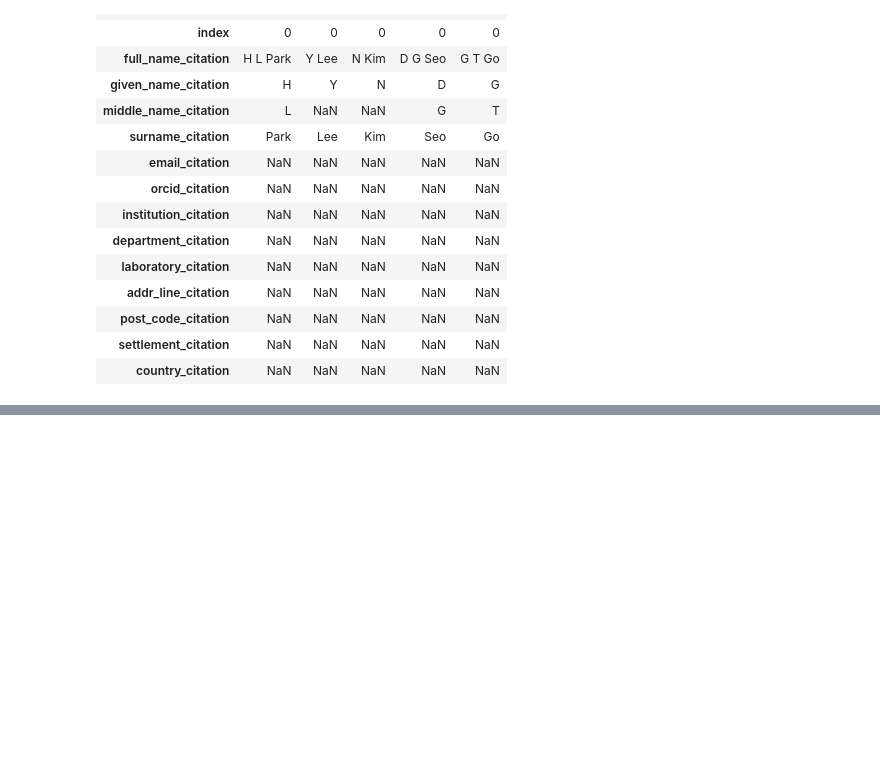
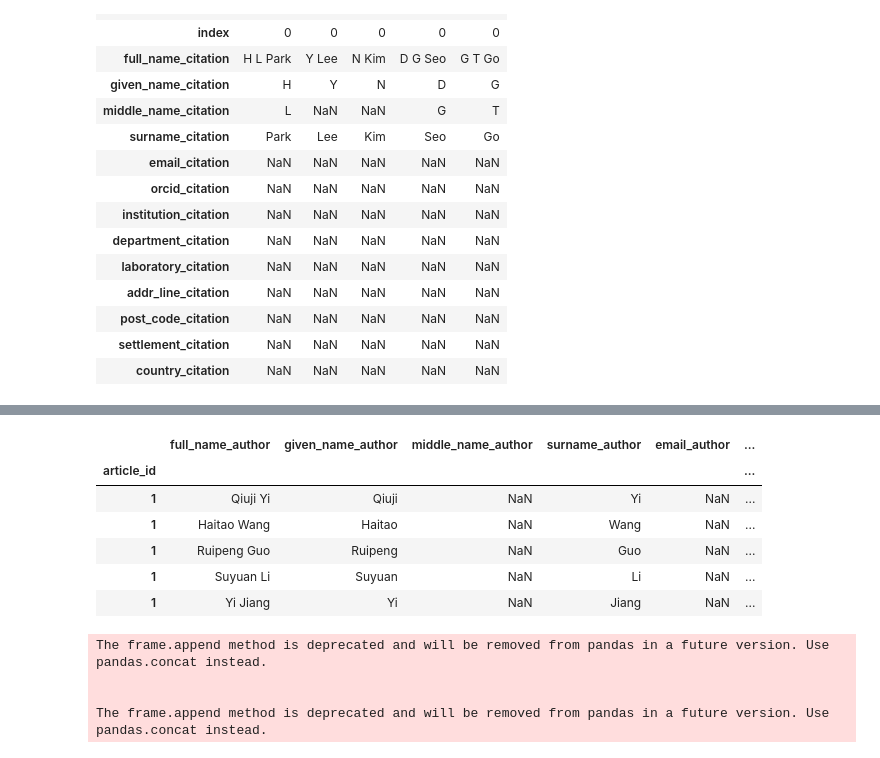
Before and after one commit to Vieirbat/Summarticles, a Jupyter notebook: notebooks/Visões Estatísticas.ipynb, the cells around one changed output, grey strips where cells are left out. Cells and saved outputs as stored; diff of their text form; code cells hidden in the pictures; blank space fills up the shorter version.

```diff
--- a/notebooks/Visões Estatísticas.ipynb
+++ b/notebooks/Visões Estatísticas.ipynb
@@ -759,0 +773,10 @@ dict_dfs['df_doc_authors_citations'].head().T
+# %%
+df_doc_authors.head()
+# %% [output]
+|  | full_name_author | given_name_author | middle_name_author | surname_author | email_author | ... |
+| article_id |  |  |  |  |  | ... |
+| 1 | Qiuji Yi | Qiuji | NaN | Yi | NaN | ... |
+| 1 | Haitao Wang | Haitao | NaN | Wang | NaN | ... |
+| 1 | Ruipeng Guo | Ruipeng | NaN | Guo | NaN | ... |
+| 1 | Suyuan Li | Suyuan | NaN | Li | NaN | ... |
+| 1 | Yi Jiang | Yi | NaN | Jiang | NaN | ... |
@@ -759,0 +814,25 @@ dict_dfs['df_doc_authors_citations'].head().T
+# %%
+import plotly.express as px
+
+fig = px.treemap(df_citation_plot, path=[px.Constant("CITATIONS"),
+                                         'full_name_citation'],
+                 values='citation_count',
+                 color='number_authors',
+                 hover_name=['Author Cited',
+                             'Number of Citations by Other Authors',
+                             'Type',
+                             'ID',
+                             'Number of Countries Cited',
+                             'Unique Authors Using This Citation'],
+                 hover_data=['number_countries'],
+                 color_continuous_scale='RdBu',
+                 width=800,
+                 height=500)
+fig.update_layout(margin = dict(t=50, l=25, r=25, b=25))
+
+fig.show()
+# %% [output]
+The frame.append method is deprecated and will be removed from pandas in a future version. Use pandas.concat instead.
+
+
+The frame.append method is deprecated and will be removed from pandas in a future version. Use pandas.concat instead.
```
Also changed, not shown: parts of 38 cells of this notebook, 2 other files.
